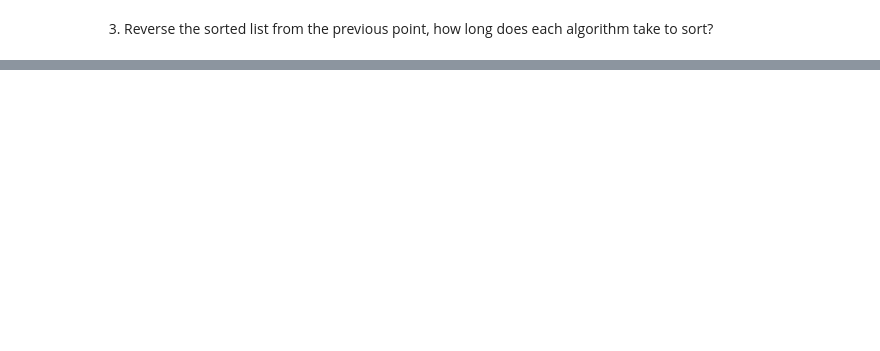
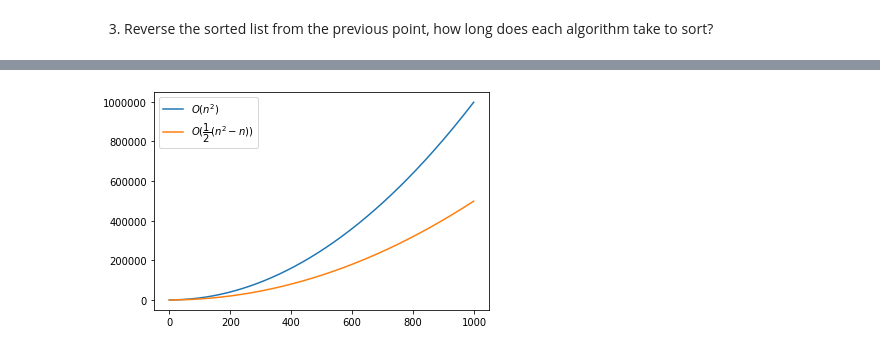
Before and after one commit to Casper-Smet/High-Performance_Programming, a Jupyter notebook: 01.1 Complexity of sorting.ipynb, the cells around one changed output, grey strips where cells are left out. Drawn from its saved outputs; the diff is of its cells as text; code cells hidden in the pictures; blank space fills up the shorter version.

```diff
--- a/01.1 Complexity of sorting.ipynb
+++ b/01.1 Complexity of sorting.ipynb
@@ -109,0 +115,8 @@ partial_reversed_func(merge_sort)
+# %%
+O_n2 = lambda n : n**2
+O_n = lambda n : n
+# n_log_star_n = lambda n : n *
+
+x_range = list(range(1000))
+O_n2_list = list(map(O_n2, x_range))
+O_n_list = list(map(O_n, x_range))
@@ -109,0 +128,9 @@ partial_reversed_func(merge_sort)
+# %%
+select_detail = lambda n : 0.5 * (n**2 - n)
+select_y = list(map(select_detail, x_range))
+plt.plot(x_range, O_n2_list, label="$O(n^{2})$")
+plt.plot(x_range, select_y, label="$O(\dfrac{1}{2}(n^{2}-n))$")
+plt.legend()
+plt.show()
+# %% [output]
+[figure, added]
```
Also changed, not shown: parts of 18 cells of this notebook.
